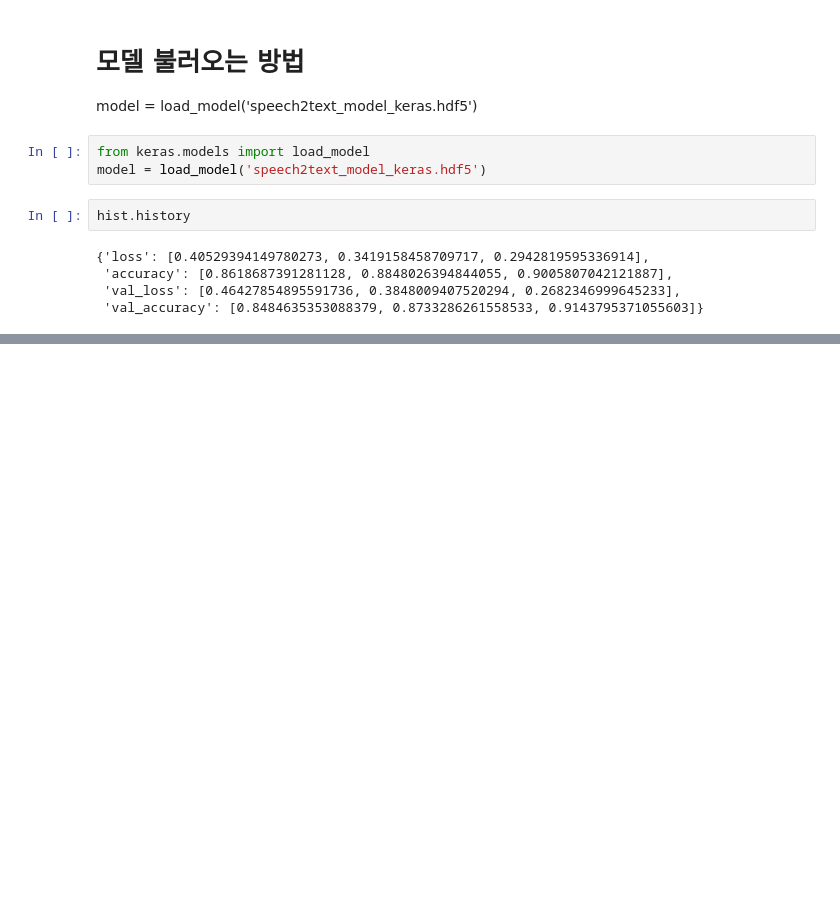
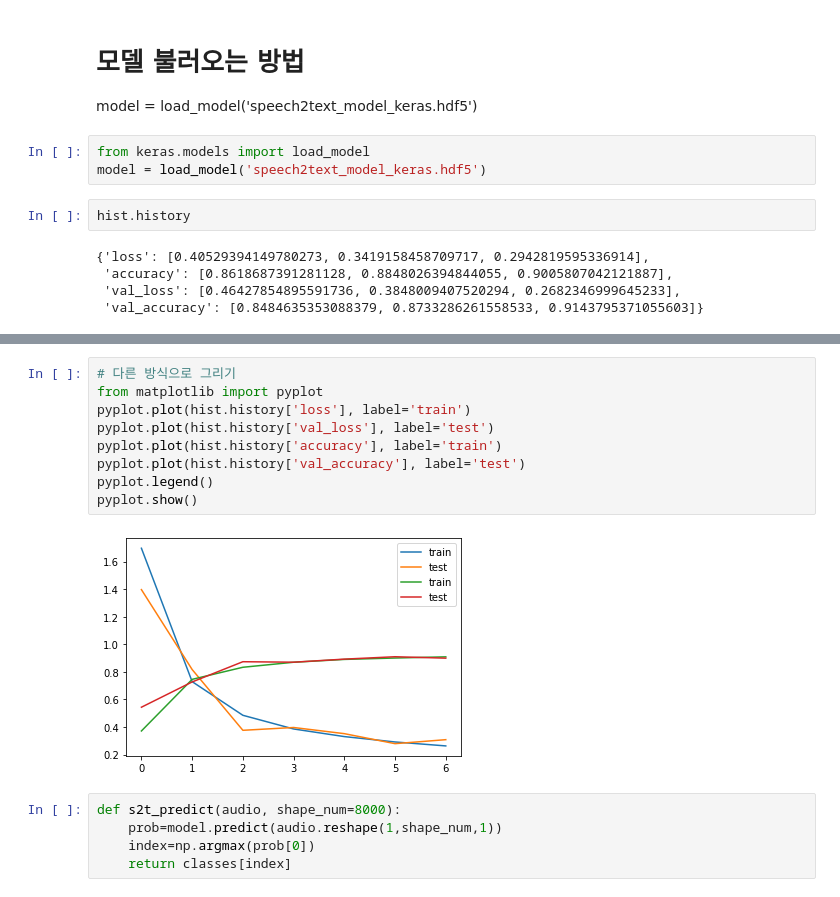
Before and after one commit to qwqw82000/speechrecognition, a Jupyter notebook: Speech2Text.ipynb, the cells around one changed output, grey strips where cells are left out. Cells and saved outputs as stored; diff of their text form; blank space fills up the shorter version.

```diff
--- a/Speech2Text.ipynb
+++ b/Speech2Text.ipynb
@@ -237,0 +245,16 @@ plot_loss_curves(hist)
+# %%
+# 다른 방식으로 그리기
+from matplotlib import pyplot
+pyplot.plot(hist.history['loss'], label='train')
+pyplot.plot(hist.history['val_loss'], label='test')
+pyplot.plot(hist.history['accuracy'], label='train')
+pyplot.plot(hist.history['val_accuracy'], label='test')
+pyplot.legend()
+pyplot.show()
+# %% [output]
+[figure, added]
+# %%
+def s2t_predict(audio, shape_num=8000):
+    prob=model.predict(audio.reshape(1,shape_num,1))
+    index=np.argmax(prob[0])
+    return classes[index]
```
Also changed, not shown: parts of 9 cells of this notebook, 1 other file.
